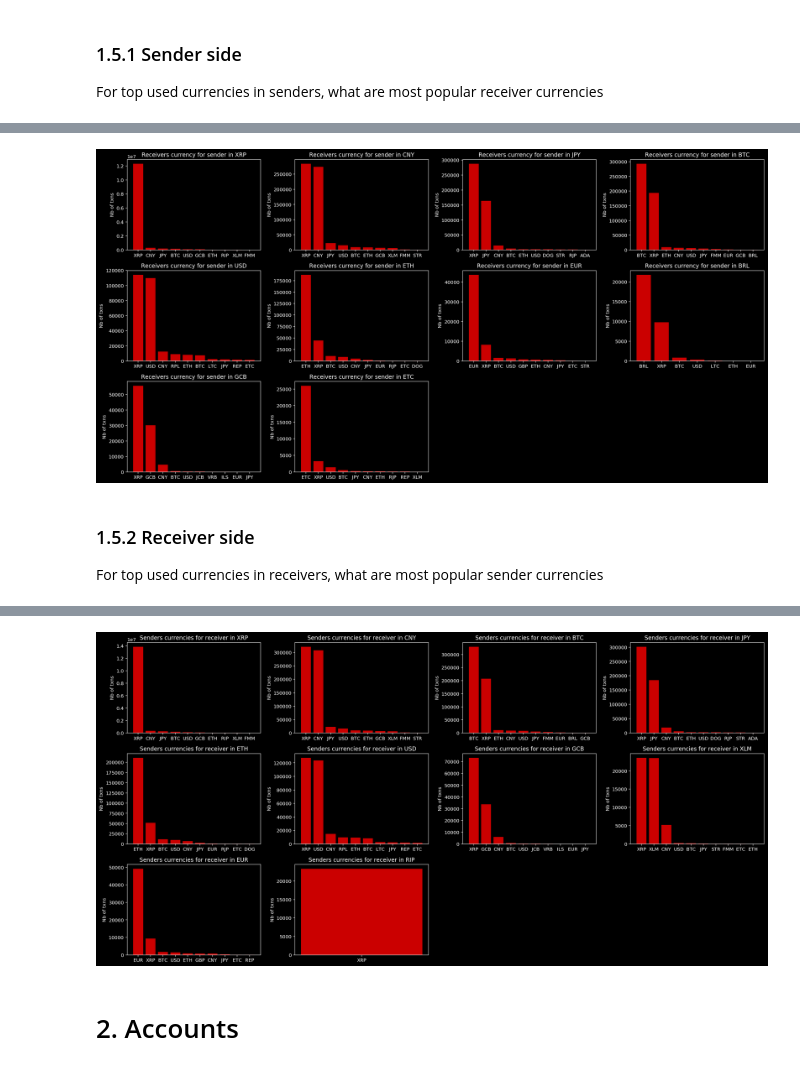
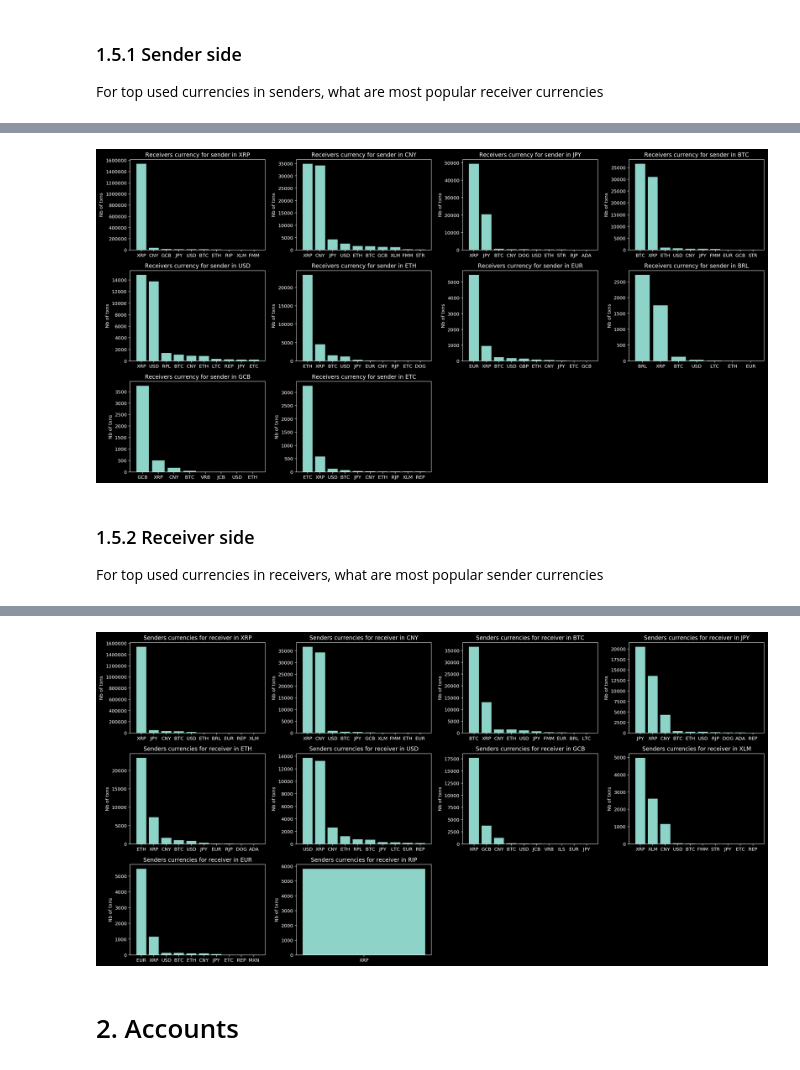
Before and after one commit to dedis/student_19_ripple-locality, a Jupyter notebook: ripple_analysis/ripple_analysis.ipynb, the cells around one changed output, grey strips where cells are left out. Drawn from its saved outputs; the diff is of its cells as text; code cells hidden in the pictures.

```diff
--- a/ripple_analysis/ripple_analysis.ipynb
+++ b/ripple_analysis/ripple_analysis.ipynb
@@ -316,7 +318,7 @@ for sender_curr, receivers_to_volume in tqdm(sender_currency_to_receiver_currenc
 [interactive output not drawn]
 [interactive output not drawn]
 # %%
-nb_of_currencies = 10
+nb_of_top_currencies = 10
 # %%
 index = 0
 for sender_currency in list(sorted_sender_currency_volume.keys())[0:nb_of_top_currencies]: #top 10 currencies of sender
@@ -329,7 +331,7 @@ for sender_currency in list(sorted_sender_currency_volume.keys())[0:nb_of_top_cu
     plt.subplot(3,4,index)
     plt.style.use('dark_background')
 
-    plt.bar(x_pos, count, align='center', color = 'r', alpha = 0.8) #bar plot
+    plt.bar(x_pos, count) #bar plot
     plt.xticks(x_pos, currency)
     plt.ylabel('Nb of txns')
     plt.title('Receivers currency for sender in ' + sender_currency)
@@ -337,7 +339,7 @@ for sender_currency in list(sorted_sender_currency_volume.keys())[0:nb_of_top_cu
 plt.tight_layout()
 plt.show()
 # %% [output]
-[figure, old version]
+[figure, new version]
 # %% [markdown]
 ### 1.5.2 Receiver side
 For top used currencies in receivers, what are most popular sender currencies
@@ -347,36 +349,36 @@ for txn in tqdm(data):
     if txn['success'] == 'tesSUCCESS':
         sender_curr = txn['senderCurrency']
         receiver_curr = txn['receiverCurrency']
-        receiver_currency_to_sender_currency[receiver_curr] = currency_to_target_currency.get(receiver_curr,{})
-        receiver_currency_to_sender_currency[receiver_curr][sender_curr] = currency_to_target_currency[receiver_curr].get(sender_curr,0) + 1
+        receiver_currency_to_sender_currency[receiver_curr] = receiver_currency_to_sender_currency.get(receiver_curr,{})
+        receiver_currency_to_sender_currency[receiver_curr][sender_curr] = receiver_currency_to_sender_currency[receiver_curr].get(sender_curr,0) + 1
 for receiver_curr, senders_to_volume in tqdm(receiver_currency_to_sender_currency.items()):
     receiver_currency_to_sender_currency[receiver_curr] = collections.OrderedDict(sorted(senders_to_volume.items(), key=operator.itemgetter(1),reverse = True)) #decreasing order
 # %% [output]
 [interactive output not drawn]
 [interactive output not drawn]
 # %%
-nb_of_currencies = 10
+nb_of_top_currencies = 10
 # %%
 index = 0
 for receiver_currency in list(sorted_receiver_currency_volume.keys())[0:nb_of_top_currencies]: #top 10 currencies of receiver
     senders_to_volume = receiver_currency_to_sender_currency[receiver_currency] #get senders_currency count (dict {currency : count})
     index+=1
     objects = list(senders_to_volume.keys())[0:nb_of_top_currencies]
     y_pos = np.arange(len(objects))
     performance = list(senders_to_volume.values())[0:nb_of_top_currencies]
 
     plt.subplot(3,4,index)
     plt.style.use('dark_background')
 
-    plt.bar(y_pos, performance, align='center', color = 'r', alpha = 0.8) #bar plot
+    plt.bar(y_pos, performance) #bar plot
     plt.xticks(y_pos, objects)
     plt.ylabel('Nb of txns')
     plt.title('Senders currencies for receiver in '+ receiver_currency)
 
 plt.tight_layout()
 plt.show()
 # %% [output]
-[figure, old version]
+[figure, new version]
 # %% [markdown]
 # 2. Accounts
 # %% [markdown]
```
Also changed, not shown: parts of 15 cells of this notebook.
